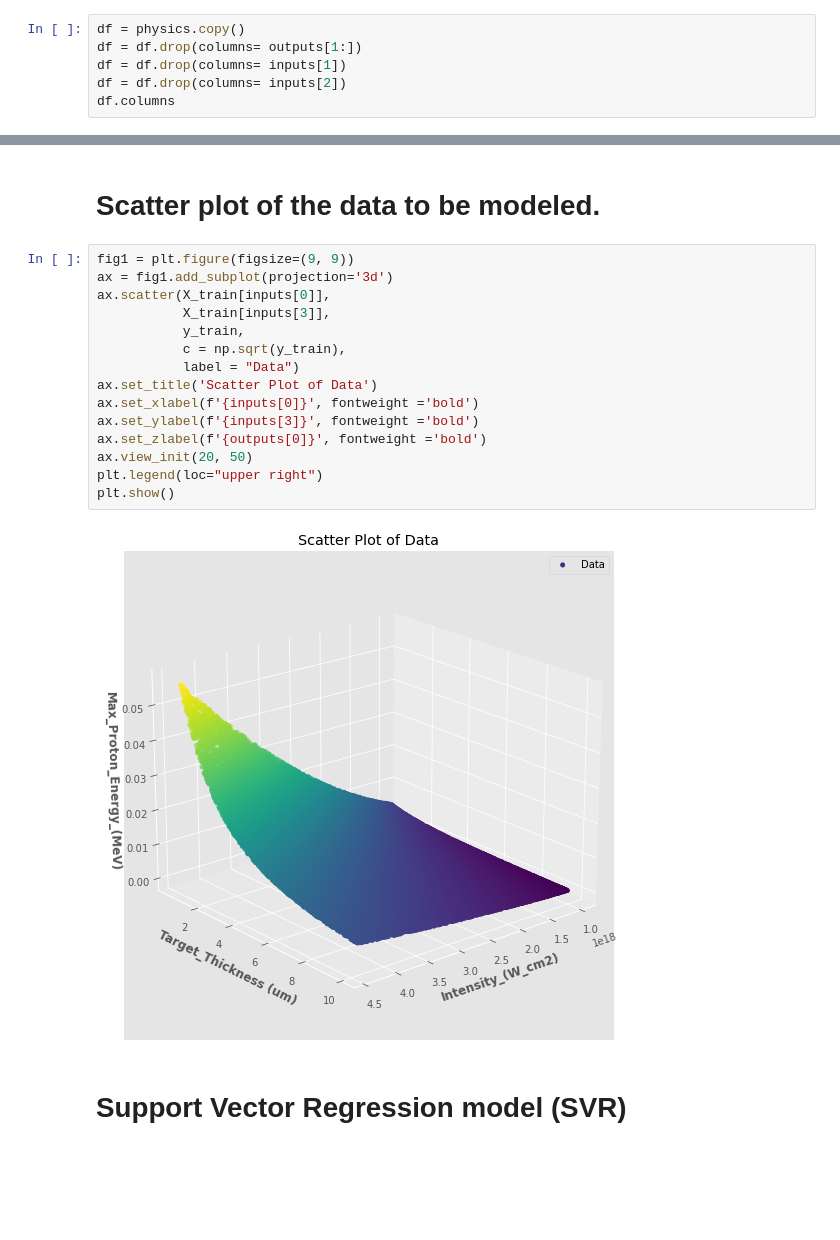
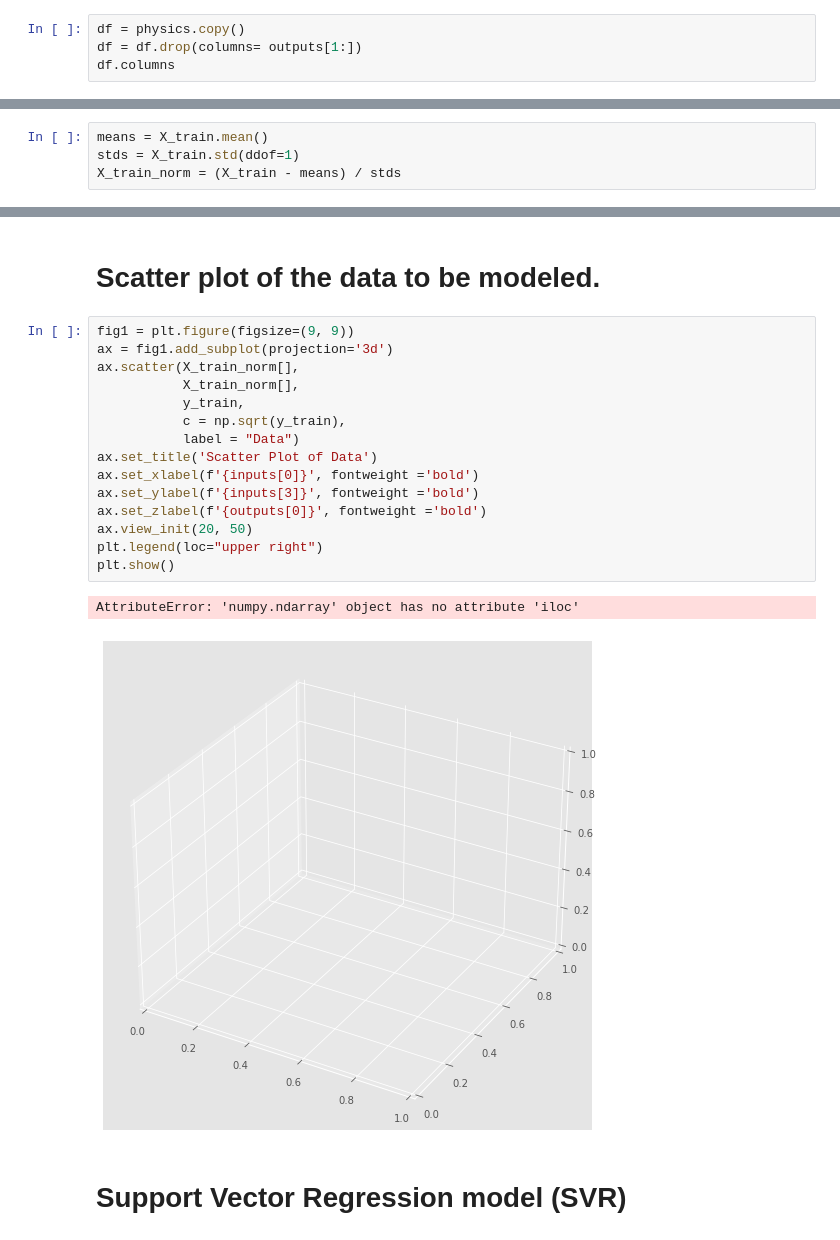
Before and after one commit to pedrog96/vanilla-latte, a Jupyter notebook: support vector regression/Support Vector Regression.ipynb, the cells around one changed output, grey strips where cells are left out. Saved outputs shown, nothing was run; the diff lists cells and outputs as text; blank space fills up the shorter version.

Commit message:
created a dataframe where X_train is normalized.

```diff
--- a/support vector regression/Support Vector Regression.ipynb
+++ b/support vector regression/Support Vector Regression.ipynb
@@ -43,7 +43,5 @@ inputs
 # %%
 df = physics.copy()
 df = df.drop(columns= outputs[1:])
-df = df.drop(columns= inputs[1])
-df = df.drop(columns= inputs[2])
 df.columns
 # %% [output]
@@ -65,0 +57,4 @@ X_train.head()
+# %%
+means = X_train.mean()
+stds = X_train.std(ddof=1)
+X_train_norm = (X_train - means) / stds
@@ -68,20 +79,21 @@ X_train.head()
 # %%
 fig1 = plt.figure(figsize=(9, 9))
 ax = fig1.add_subplot(projection='3d')
-ax.scatter(X_train[inputs[0]],
-           X_train[inputs[3]],
+ax.scatter(X_train_norm[],
+           X_train_norm[],
            y_train,
            c = np.sqrt(y_train),
            label = "Data")
 ax.set_title('Scatter Plot of Data')
 ax.set_xlabel(f'{inputs[0]}', fontweight ='bold')
 ax.set_ylabel(f'{inputs[3]}', fontweight ='bold')
 ax.set_zlabel(f'{outputs[0]}', fontweight ='bold')
 ax.view_init(20, 50)
 plt.legend(loc="upper right")
 plt.show()
 # %% [output]
+AttributeError: 'numpy.ndarray' object has no attribute 'iloc'
-[figure, old version]
+[figure, new version]
 # %% [markdown]
 # Support Vector Regression model (SVR)
 # %% [markdown]
```
Also changed, not shown: parts of 7 cells of this notebook.
